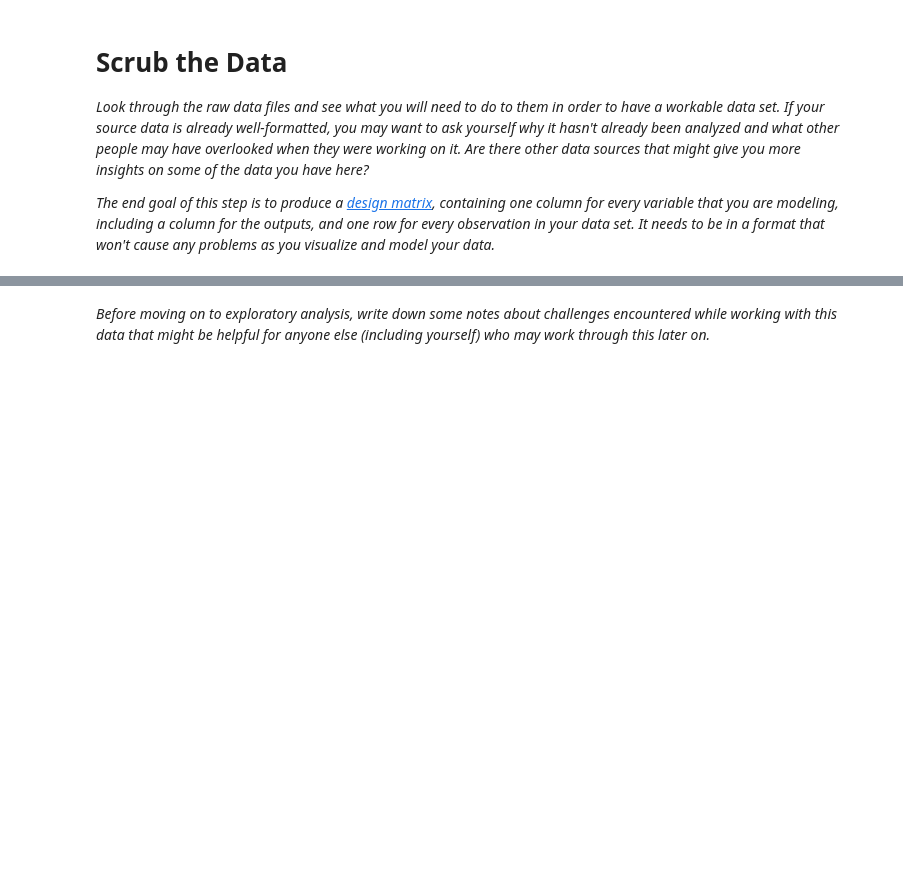
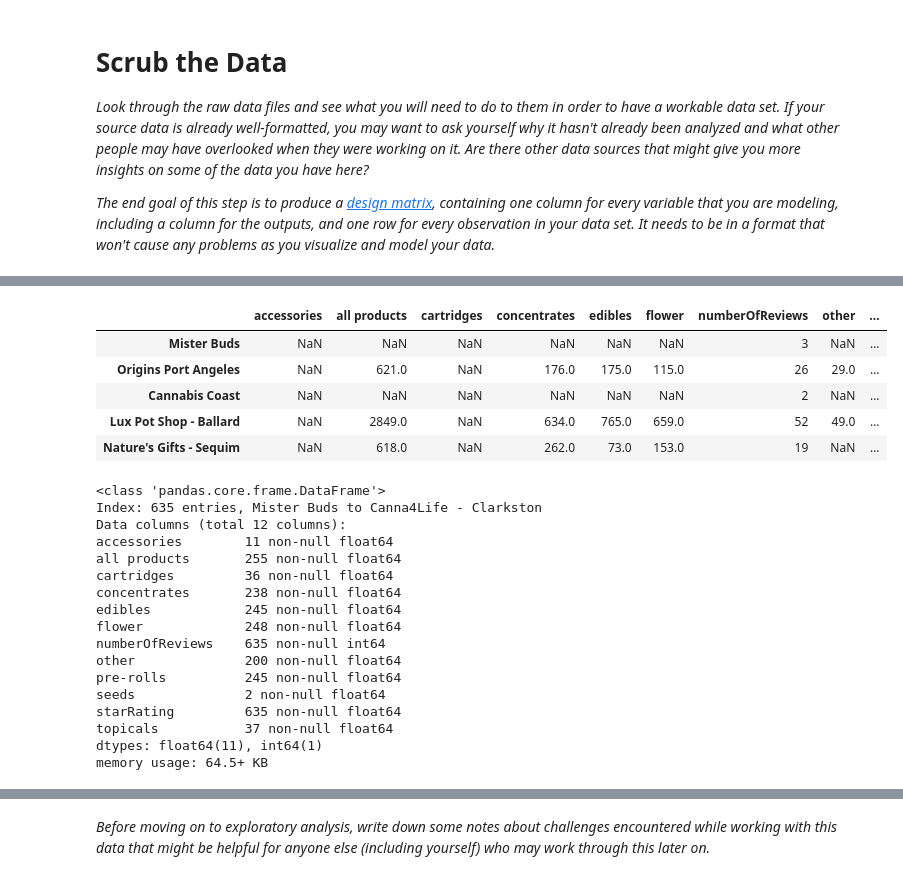
Before and after one commit to BotScutters/dispensary-predictions, a Jupyter notebook: notebooks/mvp.ipynb, the cells around one changed output, grey strips where cells are left out. Drawn from its saved outputs; the diff is of its cells as text; code cells hidden in the pictures; blank space fills up the shorter version.

```diff
--- a/notebooks/mvp.ipynb
+++ b/notebooks/mvp.ipynb
@@ -463,0 +638,31 @@ def run():
+# %%
+num_cols = ['accessories', 'all products','cartridges', 'concentrates',
+            'edibles', 'flower', 'numberOfReviews', 'other', 'pre-rolls',
+            'seeds', 'starRating', 'topicals']
+numerical = data[num_cols]
+display(numerical.head())
+numerical.info()
+# %% [output]
+|  | accessories | all products | cartridges | concentrates | edibles | flower | numberOfReviews | other | ... |
+| Mister Buds | NaN | NaN | NaN | NaN | NaN | NaN | 3 | NaN | ... |
+| Origins Port Angeles | NaN | 621.0 | NaN | 176.0 | 175.0 | 115.0 | 26 | 29.0 | ... |
+| Cannabis Coast | NaN | NaN | NaN | NaN | NaN | NaN | 2 | NaN | ... |
+| Lux Pot Shop - Ballard | NaN | 2849.0 | NaN | 634.0 | 765.0 | 659.0 | 52 | 49.0 | ... |
+| Nature's Gifts - Sequim | NaN | 618.0 | NaN | 262.0 | 73.0 | 153.0 | 19 | NaN | ... |
+<class 'pandas.core.frame.DataFrame'>
+Index: 635 entries, Mister Buds to Canna4Life - Clarkston
+Data columns (total 12 columns):
+accessories        11 non-null float64
+all products       255 non-null float64
+cartridges         36 non-null float64
+concentrates       238 non-null float64
+edibles            245 non-null float64
+flower             248 non-null float64
+numberOfReviews    635 non-null int64
+other              200 non-null float64
+pre-rolls          245 non-null float64
+seeds              2 non-null float64
+starRating         635 non-null float64
+topicals           37 non-null float64
+dtypes: float64(11), int64(1)
+memory usage: 64.5+ KB
```
Also changed, not shown: parts of 11 cells of this notebook, 2 other files.
